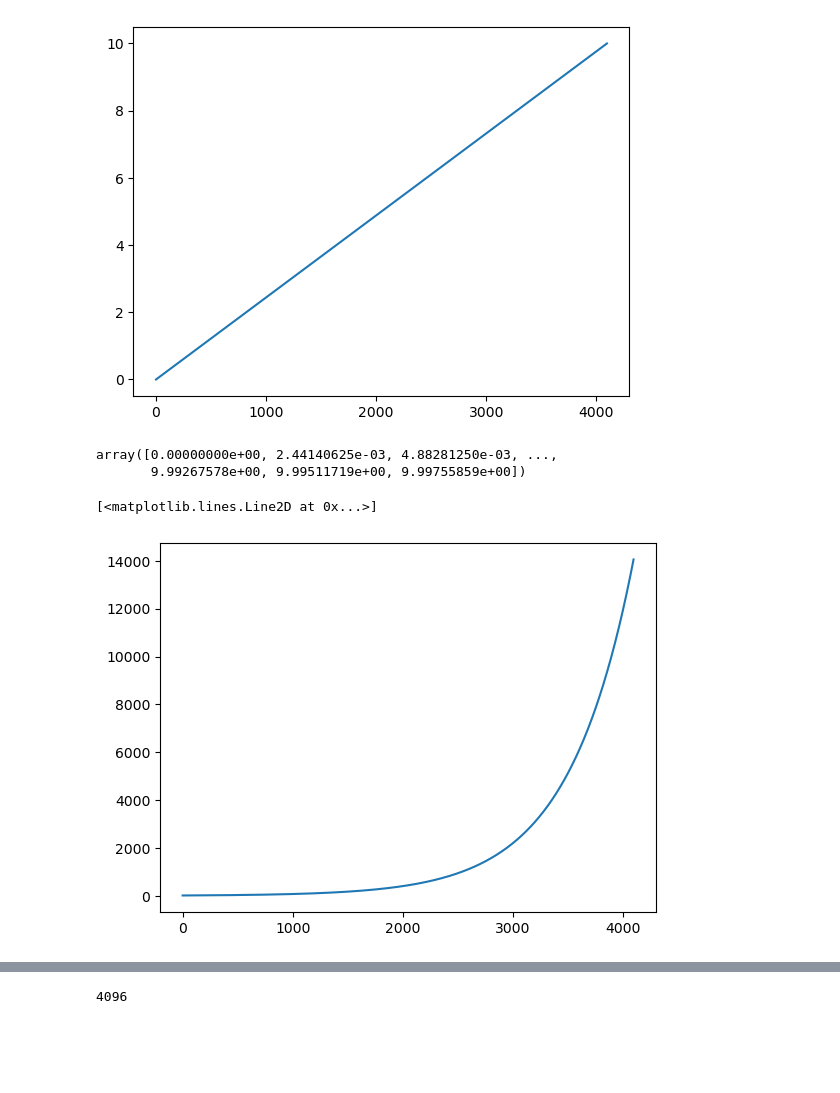
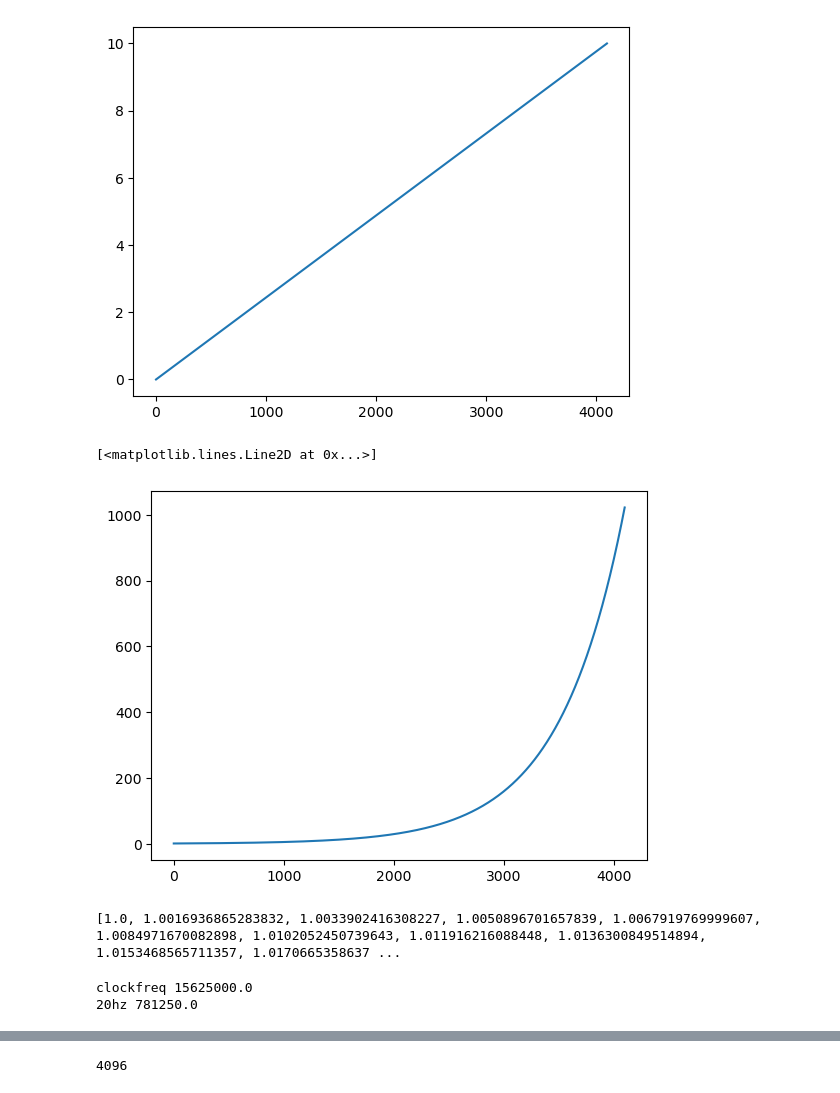
Before and after one commit to Emute-Lab-Instruments/Myriad, a Jupyter notebook: py/freqtable.ipynb, the cells around one changed output, grey strips where cells are left out. Drawn from its saved outputs; the diff is of its cells as text; code cells hidden in the pictures; blank space fills up the shorter version.

```diff
--- a/py/freqtable.ipynb
+++ b/py/freqtable.ipynb
@@ -4,21 +4,31 @@
 %pylab is deprecated, use %matplotlib inline and import the required libraries.
 Populating the interactive namespace from numpy and matplotlib
 # %%
-m = arange(4096) / 4096.0 * 10.0
+octaves=10
+m = arange(4096) / 4096.0 * octaves
 # %%
 plot(m)
 # %% [output]
 [<matplotlib.lines.Line2D at 0x...>]
 [figure]
-# %%
-m
-# %% [output]
-array([0.00000000e+00, 2.44140625e-03, 4.88281250e-03, ...,
-       9.99267578e+00, 9.99511719e+00, 9.99755859e+00])
 # %%
-freqs = [440 *pow(2,(x-5.0)/1.0) for x in m]
+freqs = [pow(2,x) for x in m]
 plot(freqs)
 # %% [output]
 [<matplotlib.lines.Line2D at 0x...>]
-[figure, old version]
+[figure, new version]
+# %%
+print(freqs)
+# %% [output]
+[1.0, 1.0016936865283832, 1.0033902416308227, 1.0050896701657839, 1.0067919769999607, 1.0084971670082898, 1.0102052450739643, 1.011916216088448, 1.0136300849514894, 1.0153468565711357, 1.0170665358637 ...
+# %%
+cpufreq = 125000000
+clockdiv=8
+clockfreq = cpufreq/clockdiv
+print("clockfreq", clockfreq)
+wavelen20hz = clockfreq / 20
+print("20hz", wavelen20hz)
+# %% [output]
+clockfreq 15625000.0
+20hz 781250.0
 # %%
```
Also changed, not shown: parts of 7 cells of this notebook, 6 other files.
